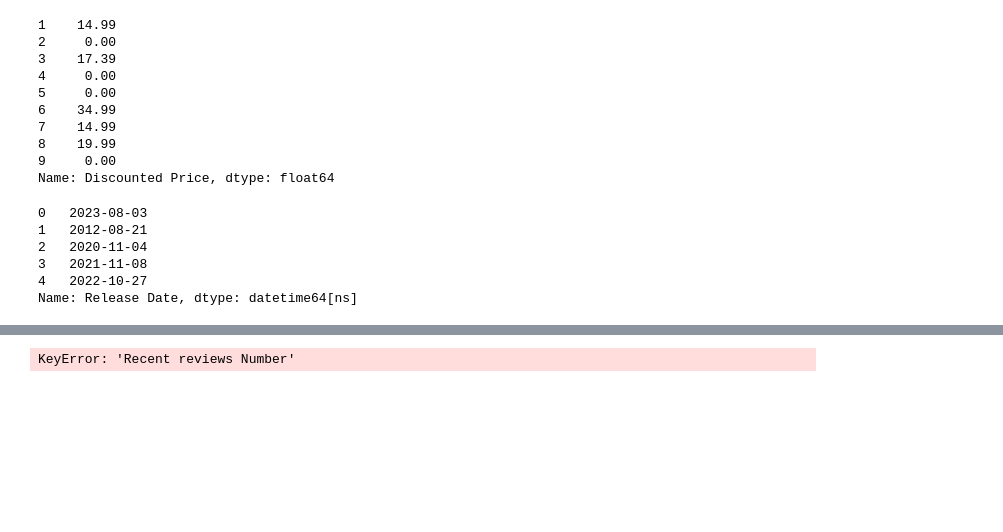
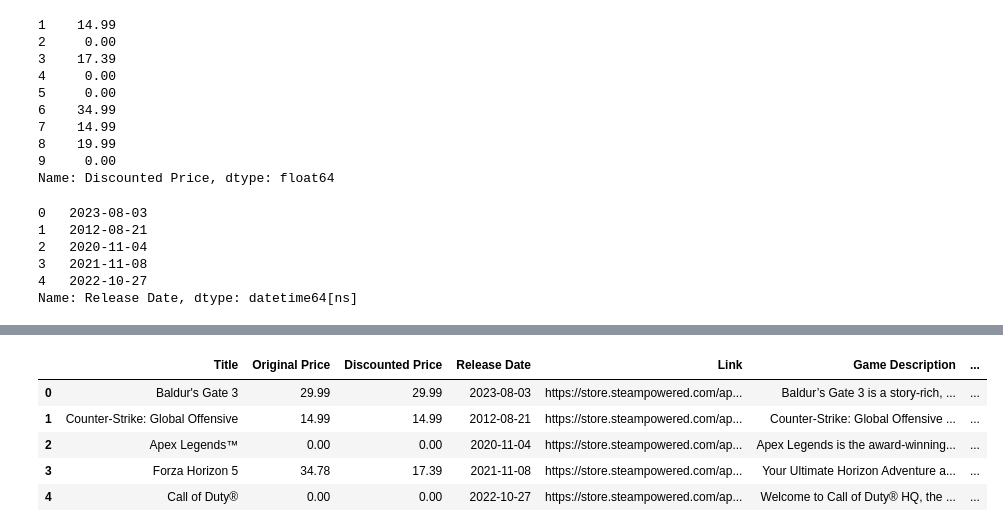
Before and after one commit to Psudhanshu/codespaces-jupyter, a Jupyter notebook: notebooks/population.ipynb, the cells around one changed output, grey strips where cells are left out. Cells and saved outputs as stored; diff of their text form; code cells hidden in the pictures; blank space fills up the shorter version.

Commit message:
Data Cleaning

```diff
--- a/notebooks/population.ipynb
+++ b/notebooks/population.ipynb
@@ -169,8 +169,13 @@ plt.show()
 # %%
 # cleaing the text columns
-game_data['Recent reviews Number'] = game_data['Recent reviews Number'].replace('[\(\)]', '', regex=True).astype(int)
-game_data['All reviews Number'] = game_data['All reviews Number'].replace('[\(\)]', '', regex=True).astype(int)
-game_data['Recent reviews Number'] = game_data['Recent reviews Number'].replace('No reviews', 0).astype(int)
-game_data['All reviews Number'] = game_data['All reviews Number'].replace('No reviews', 0).astype(int)
+game_data['Recent Reviews Number'] = game_data['Recent Reviews Number'].str.replace(',', '', regex=False).astype(str)
+game_data['All Reviews Number'] = game_data['All Reviews Number'].str.replace(',', '', regex=False).astype(str)
-# %% [output]
-KeyError: 'Recent reviews Number'
+# %%
+game_data.head()
+# %% [output]
+|  | Title | Original Price | Discounted Price | Release Date | Link | Game Description | ... |
+| 0 | Baldur's Gate 3 | 29.99 | 29.99 | 2023-08-03 | https://store.steampowered.com/ap... | Baldur’s Gate 3 is a story-rich, ... | ... |
+| 1 | Counter-Strike: Global Offensive | 14.99 | 14.99 | 2012-08-21 | https://store.steampowered.com/ap... | Counter-Strike: Global Offensive ... | ... |
+| 2 | Apex Legends™ | 0.00 | 0.00 | 2020-11-04 | https://store.steampowered.com/ap... | Apex Legends is the award-winning... | ... |
+| 3 | Forza Horizon 5 | 34.78 | 17.39 | 2021-11-08 | https://store.steampowered.com/ap... | Your Ultimate Horizon Adventure a... | ... |
+| 4 | Call of Duty® | 0.00 | 0.00 | 2022-10-27 | https://store.steampowered.com/ap... | Welcome to Call of Duty® HQ, the ... | ... |
```
Also changed, not shown: parts of 17 cells of this notebook.
